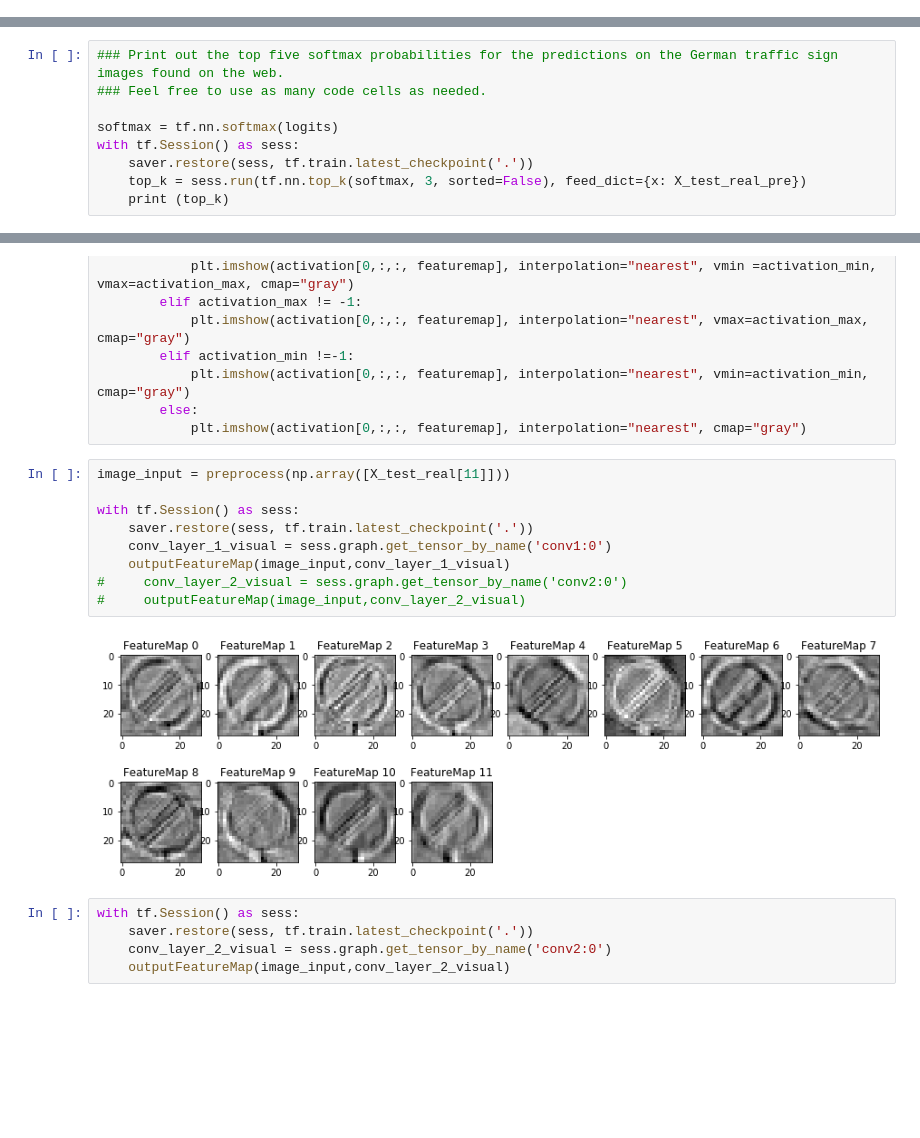
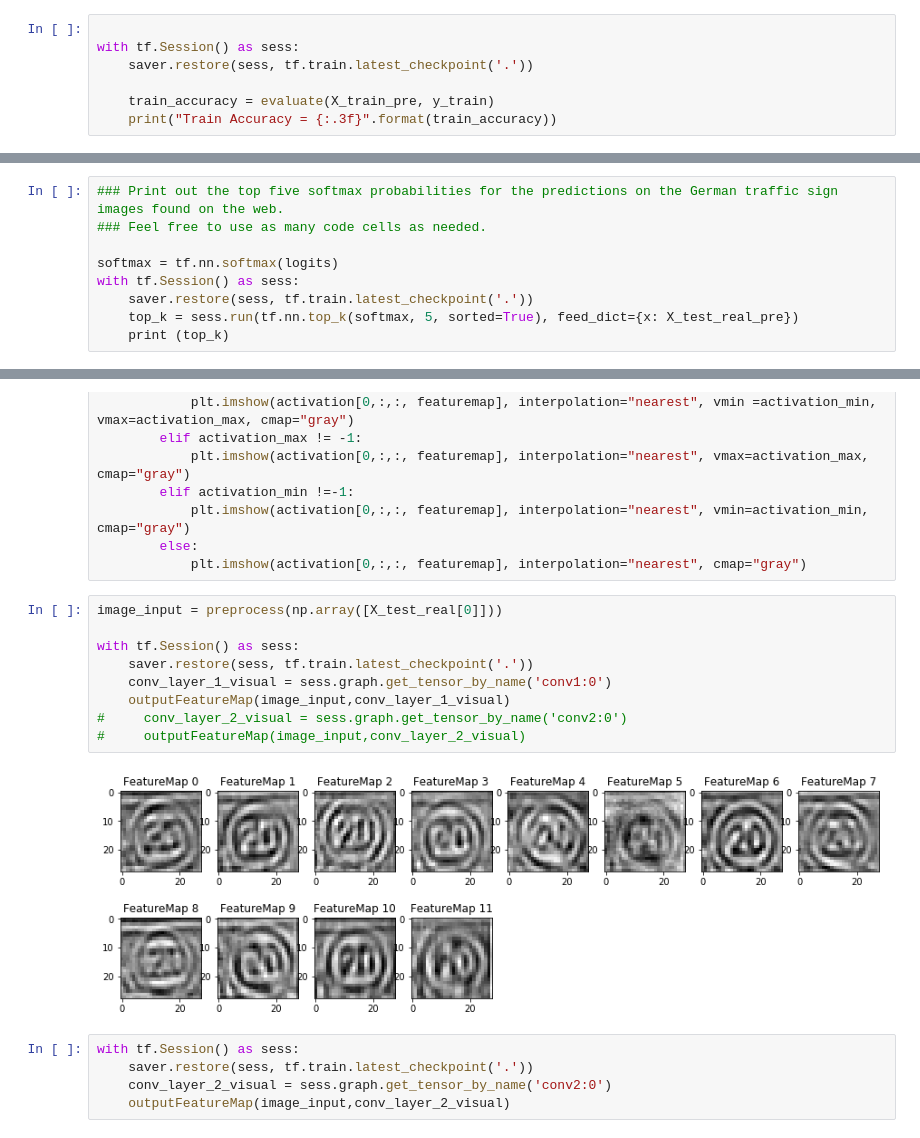
Before and after one commit to hecspc/CarND-Traffic-Sign-Classifier-Project, a Jupyter notebook: Traffic_Sign_Classifier.ipynb, the cells around one changed output, grey strips where cells are left out. Saved outputs shown, nothing was run; the diff lists cells and outputs as text; blank space fills up the shorter version.

```diff
--- a/Traffic_Sign_Classifier.ipynb
+++ b/Traffic_Sign_Classifier.ipynb
@@ -377,3 +378,10 @@ with tf.Session() as sess:
     print("Test Accuracy = {:.3f}".format(test_accuracy))
 # %% [output]
 Test Accuracy = 0.956
+# %%
+
+with tf.Session() as sess:
+    saver.restore(sess, tf.train.latest_checkpoint('.'))
+
+    train_accuracy = evaluate(X_train_pre, y_train)
+    print("Train Accuracy = {:.3f}".format(train_accuracy))
@@ -539,6 +549,6 @@ Looking just at the first row we get `[ 0.34763842,  0.24879643,  0.12789202]`,
 softmax = tf.nn.softmax(logits)
 with tf.Session() as sess:
     saver.restore(sess, tf.train.latest_checkpoint('.'))
-    top_k = sess.run(tf.nn.top_k(softmax, 3, sorted=False), feed_dict={x: X_test_real_pre})
+    top_k = sess.run(tf.nn.top_k(softmax, 5, sorted=True), feed_dict={x: X_test_real_pre})
     print (top_k)
 # %% [output]
@@ -615,16 +625,16 @@ def outputFeatureMap(image_input, tf_activation, activation_min=-1, activation_m
         else:
             plt.imshow(activation[0,:,:, featuremap], interpolation="nearest", cmap="gray")
 # %%
-image_input = preprocess(np.array([X_test_real[11]]))
+image_input = preprocess(np.array([X_test_real[0]]))
 
 with tf.Session() as sess:
     saver.restore(sess, tf.train.latest_checkpoint('.'))
     conv_layer_1_visual = sess.graph.get_tensor_by_name('conv1:0')
     outputFeatureMap(image_input,conv_layer_1_visual)
 #     conv_layer_2_visual = sess.graph.get_tensor_by_name('conv2:0')
 #     outputFeatureMap(image_input,conv_layer_2_visual)
 # %% [output]
-[figure, old version]
+[figure, new version]
 # %%
 with tf.Session() as sess:
     saver.restore(sess, tf.train.latest_checkpoint('.'))
```
Also changed, not shown: parts of 5 cells of this notebook, 2 other files.
